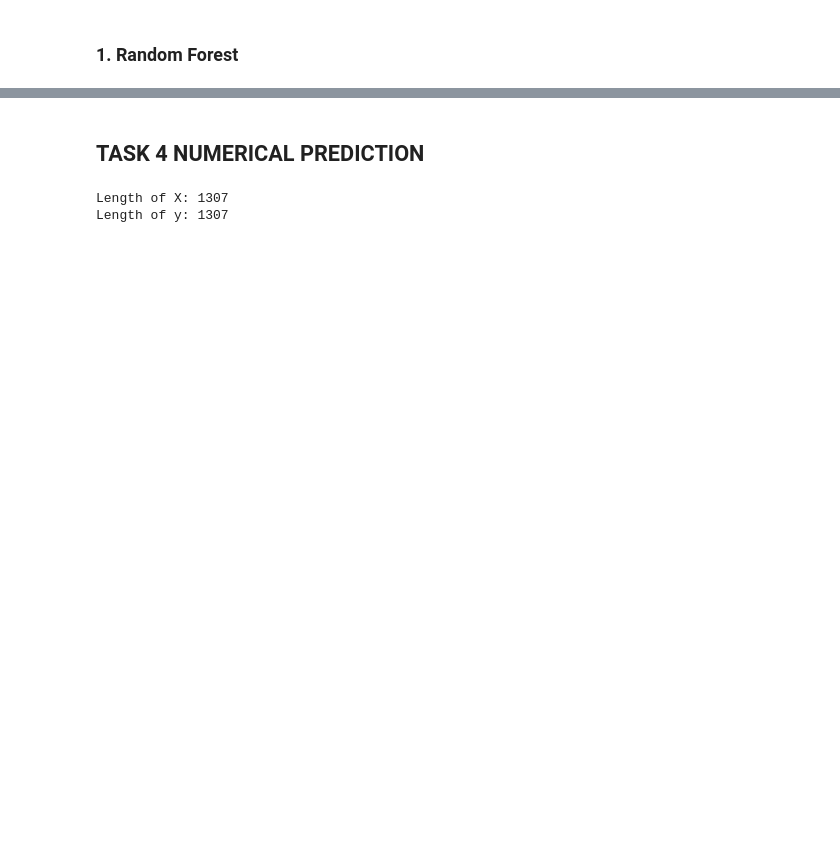
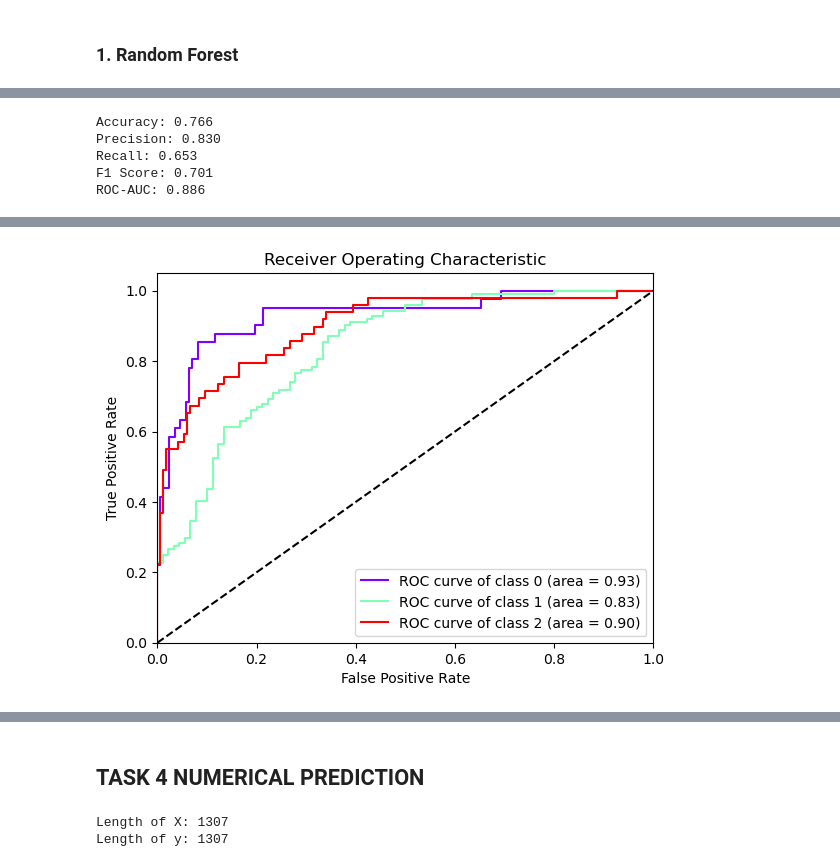
Before and after one commit to dingminglll/Data-Mining, a Jupyter notebook: Assignment1/Assignment1.ipynb, the cells around one changed output, grey strips where cells are left out. Cells and saved outputs as stored; diff of their text form; code cells hidden in the pictures; blank space fills up the shorter version.

```diff
--- a/Assignment1/Assignment1.ipynb
+++ b/Assignment1/Assignment1.ipynb
@@ -538,0 +747,51 @@ Test accuracy: 79.90%
+# %%
+from sklearn.metrics import accuracy_score, precision_score, recall_score, f1_score, roc_auc_score
+from sklearn.metrics import classification_report, roc_curve, auc
+import matplotlib.pyplot as plt
+
+# Assuming y_test and y_pred are available from the previous code setup
+# We need the predictions for calculating the metrics
+y_pred = best_model.predict(X_test)
+y_pred_classes = np.argmax(y_pred, axis=1)
+y_test_classes = np.argmax(y_test, axis=1)
+
+# Calculate the various metrics
+accuracy = accuracy_score(y_test_classes, y_pred_classes)
+precision = precision_score(y_test_classes, y_pred_classes, average='macro')
+recall = recall_score(y_test_classes, y_pred_classes, average='macro')
+f1 = f1_score(y_test_classes, y_pred_classes, average='macro')
+roc_auc = roc_auc_score(y_test, y_pred, multi_class='ovo')
+
+# Print the metrics
+print(f'Accuracy: {accuracy:.3f}')
+print(f'Precision: {precision:.3f}')
+print(f'Recall: {recall:.3f}')
+print(f'F1 Score: {f1:.3f}')
+print(f'ROC-AUC: {roc_auc:.3f}')
+
+# ROC Curve for each class
+fpr = dict()
+tpr = dict()
+roc_auc_dict = dict()
+n_classes = y_test.shape[1]
+colors = iter(plt.cm.rainbow(np.linspace(0, 1, n_classes)))
+
+for i in range(n_classes):
+    fpr[i], tpr[i], _ = roc_curve(y_test[:, i], y_pred[:, i])
+    roc_auc_dict[i] = auc(fpr[i], tpr[i])
+    plt.plot(fpr[i], tpr[i], color=next(colors), label=f'ROC curve of class {i} (area = {roc_auc_dict[i]:.2f})')
+
+plt.plot([0, 1], [0, 1], 'k--')
+plt.xlim([0.0, 1.0])
+plt.ylim([0.0, 1.05])
+plt.xlabel('False Positive Rate')
+plt.ylabel('True Positive Rate')
+plt.title('Receiver Operating Characteristic')
+plt.legend(loc="lower right")
+plt.show()
+# %% [output]
+Accuracy: 0.766
+Precision: 0.830
+Recall: 0.653
+F1 Score: 0.701
+ROC-AUC: 0.886
@@ -538,0 +799 @@ Test accuracy: 79.90%
+[figure, added]
```
Also changed, not shown: parts of 23 cells of this notebook, 50 other files.
